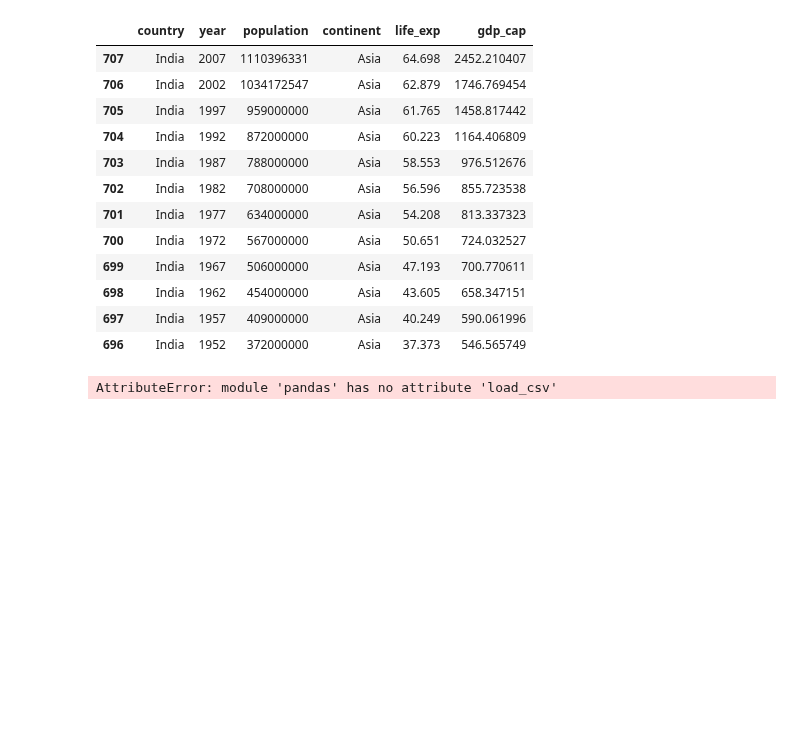
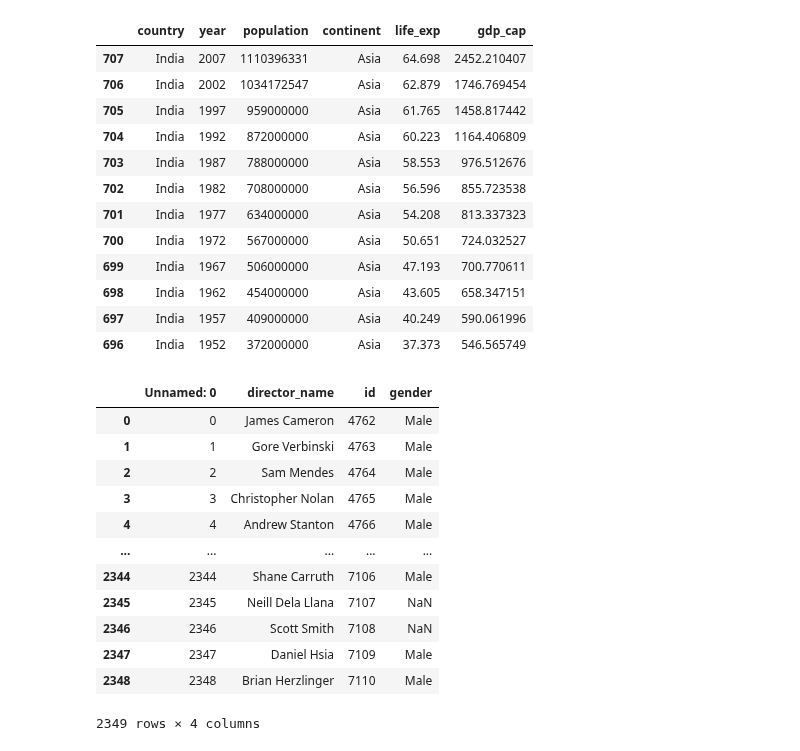
Before and after one commit to akshansh1718/Technical-Learnings, a Jupyter notebook: numpy_learning.ipynb, the cells around one changed output. Drawn from its saved outputs; the diff is of its cells as text; code cells hidden in the pictures; blank space fills up the shorter version.

```diff
--- a/numpy_learning.ipynb
+++ b/numpy_learning.ipynb
@@ -847,8 +847,20 @@ i.sort_values(['year',
 | 697 | India | 1957 | 409000000 | Asia | 40.249 | 590.061996 |
 | 696 | India | 1952 | 372000000 | Asia | 37.373 | 546.565749 |
 # %%
-director = pd.load_csv('directors.csv')
+dir= pd.read_csv('directors.csv')
-# %% [output]
-AttributeError: module 'pandas' has no attribute 'load_csv'
 # %%
-director
+dir
+# %% [output]
+|  | Unnamed: 0 | director_name | id | gender |
+| 0 | 0 | James Cameron | 4762 | Male |
+| 1 | 1 | Gore Verbinski | 4763 | Male |
+| 2 | 2 | Sam Mendes | 4764 | Male |
+| 3 | 3 | Christopher Nolan | 4765 | Male |
+| 4 | 4 | Andrew Stanton | 4766 | Male |
+| ... | ... | ... | ... | ... |
+| 2344 | 2344 | Shane Carruth | 7106 | Male |
+| 2345 | 2345 | Neill Dela Llana | 7107 | NaN |
+| 2346 | 2346 | Scott Smith | 7108 | NaN |
+| 2347 | 2347 | Daniel Hsia | 7109 | Male |
+| 2348 | 2348 | Brian Herzlinger | 7110 | Male |
+2349 rows × 4 columns
```
Also changed, not shown: parts of 4 cells of this notebook.
